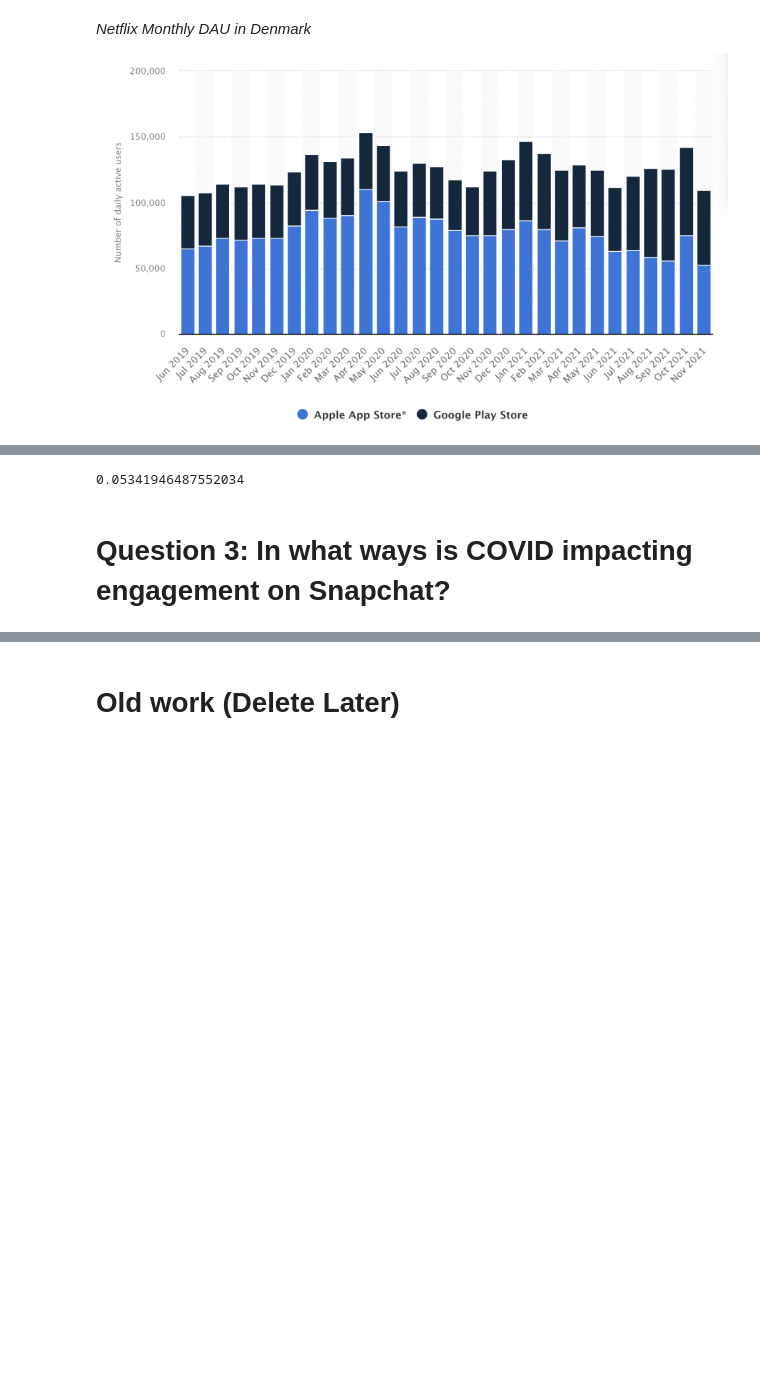
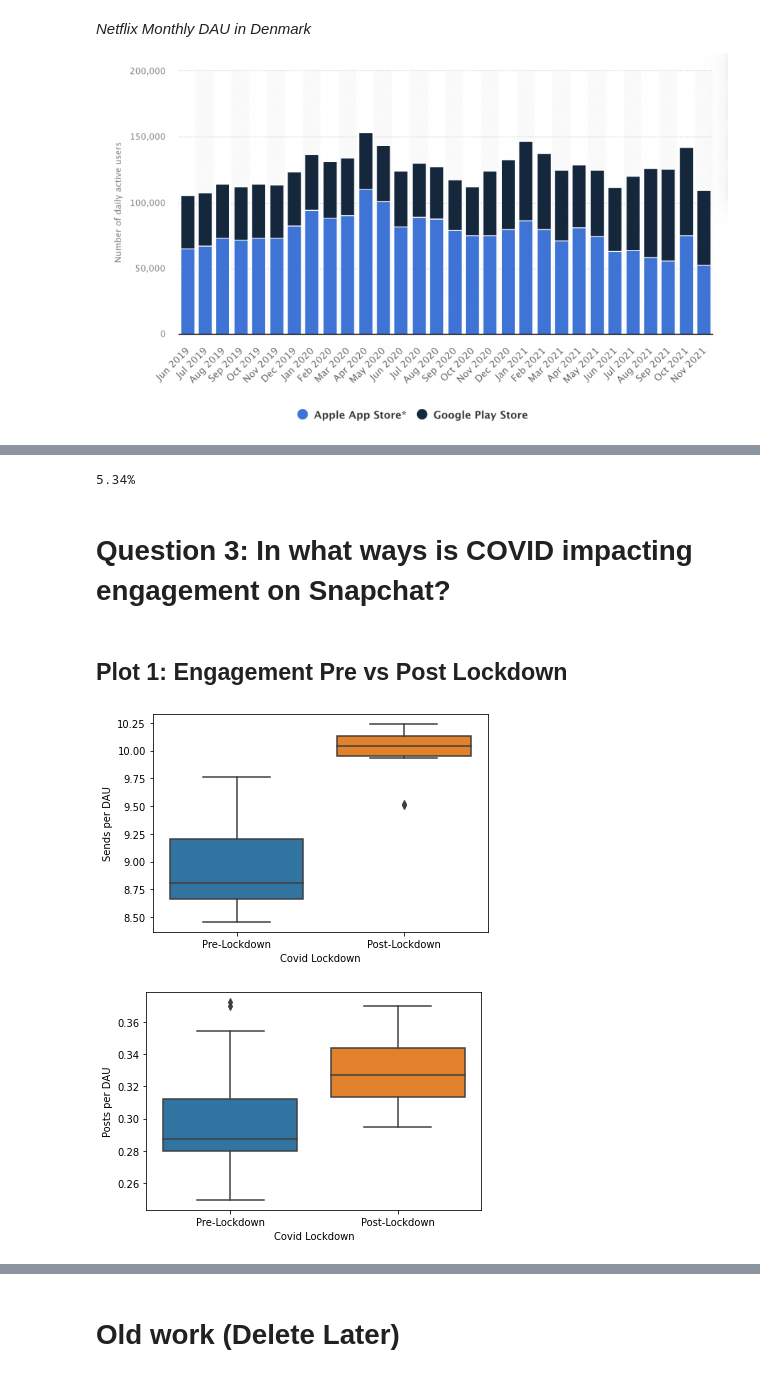
Before and after one commit to ehabsameh/Final_Project, a Jupyter notebook: SnapChat.ipynb, the cells around one changed output, grey strips where cells are left out. Drawn from its saved outputs; the diff is of its cells as text; code cells hidden in the pictures; blank space fills up the shorter version.

```diff
--- a/SnapChat.ipynb
+++ b/SnapChat.ipynb
@@ -272,7 +272,10 @@ Q2_Avg_DAU
 # %%
-(7292072.439086807-6922287.542834127)/6922287.542834127
+Q1_Q2_perc_Change = (7292072.439086807-6922287.542834127)/6922287.542834127
+
+percentage = "{:.2%}".format(Q1_Q2_perc_Change)
+print(percentage)
 # %% [output]
-0.05341946487552034
+5.34%
 # %% [markdown]
 # Question 3: In what ways is COVID impacting engagement on Snapchat?
 # %%
@@ -282,0 +285,44 @@ df = pd.read_csv(path)
+# %% [markdown]
+## Plot 1: Engagement Pre vs Post Lockdown
+# %%
+import pandas as pd
+import seaborn as sns
+import matplotlib.pyplot as plt
+
+# Convert the event_date column to a datetime type
+df["event_date"] = pd.to_datetime(df["event_date"])
+
+# Filter the dataset by the specified date ranges
+date_range1 = pd.date_range(start="2020-02-20", end="2020-03-07")
+date_range2 = pd.date_range(start="2020-03-12", end="2020-03-21")
+df_filtered = df[(df["event_date"].isin(date_range1)) | (df["event_date"].isin(date_range2))]
+
+# Group the data by event_date and calculate the average Send_per_uu and average Post_per_uu for each date range
+df_grouped = df_filtered.groupby(["event_date"]).agg({"Send_per_uu": "mean", "Post_per_uu": "mean"})
+
+# Reset the index so that event_date becomes a column
+df_grouped = df_grouped.reset_index()
+
+# Create a new column indicating the date range
+df_grouped["date_range"] = pd.Series(["Pre-Lockdown"] * len(date_range1) + ["Post-Lockdown"] * len(date_range2))
+
+# Create a box plot of Send_per_uu for each date range
+sns.boxplot(x="date_range", y="Send_per_uu", data=df_grouped)
+
+# Set the x-axis label
+plt.xlabel("Covid Lockdown")
+plt.ylabel("Sends per DAU")
+# Show the plot
+plt.show()
+
+# Create a box plot of Post_per_uu for each date range
+sns.boxplot(x="date_range", y="Post_per_uu", data=df_grouped)
+
+# Set the x-axis label
+plt.xlabel("Covid Lockdown")
+plt.ylabel("Posts per DAU")
+# Show the plot
+plt.show()
+# %% [output]
+[figure, added]
+[figure, added]
```
Also changed, not shown: parts of 25 cells of this notebook.
